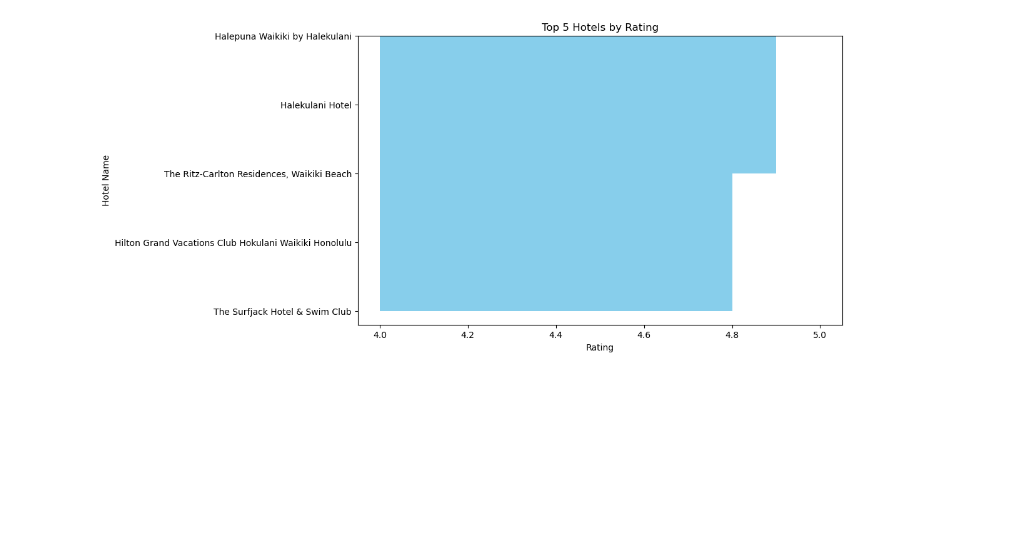
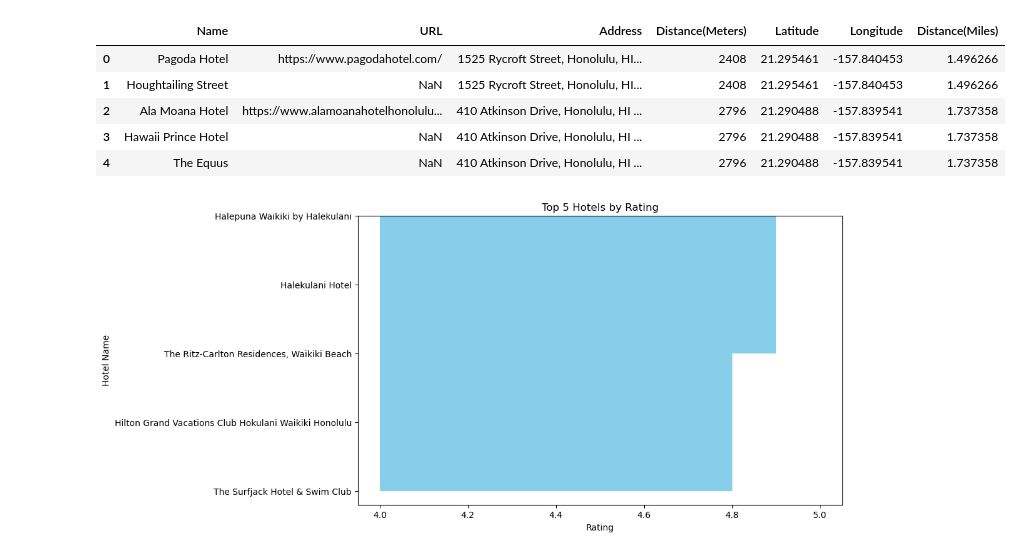
Before and after one commit to messymessina29/Hawaii_Tour_Guide_Project, a Jupyter notebook: Adriel/Hawaii_hotel_visualizations.ipynb, the cells around one changed output. Cells and saved outputs as stored; diff of their text form; code cells hidden in the pictures; blank space fills up the shorter version.

```diff
--- a/Adriel/Hawaii_hotel_visualizations.ipynb
+++ b/Adriel/Hawaii_hotel_visualizations.ipynb
@@ -10,0 +59,13 @@ collection = db['Hawaii_Hotels']
+# %%
+#read in hotels.csv
+file_path = 'hotels.csv'
+df = pd.read_csv(file_path)
+# %%
+df.head(5)
+# %% [output]
+|  | Name | URL | Address | Distance(Meters) | Latitude | Longitude | Distance(Miles) |
+| 0 | Pagoda Hotel | https://www.pagodahotel.com/ | 1525 Rycroft Street, Honolulu, HI... | 2408 | 21.295461 | -157.840453 | 1.496266 |
+| 1 | Houghtailing Street | NaN | 1525 Rycroft Street, Honolulu, HI... | 2408 | 21.295461 | -157.840453 | 1.496266 |
+| 2 | Ala Moana Hotel | https://www.alamoanahotelhonolulu... | 410 Atkinson Drive, Honolulu, HI ... | 2796 | 21.290488 | -157.839541 | 1.737358 |
+| 3 | Hawaii Prince Hotel | NaN | 410 Atkinson Drive, Honolulu, HI ... | 2796 | 21.290488 | -157.839541 | 1.737358 |
+| 4 | The Equus | NaN | 410 Atkinson Drive, Honolulu, HI ... | 2796 | 21.290488 | -157.839541 | 1.737358 |
```
Also changed, not shown: parts of 6 cells of this notebook, 5 other files.
